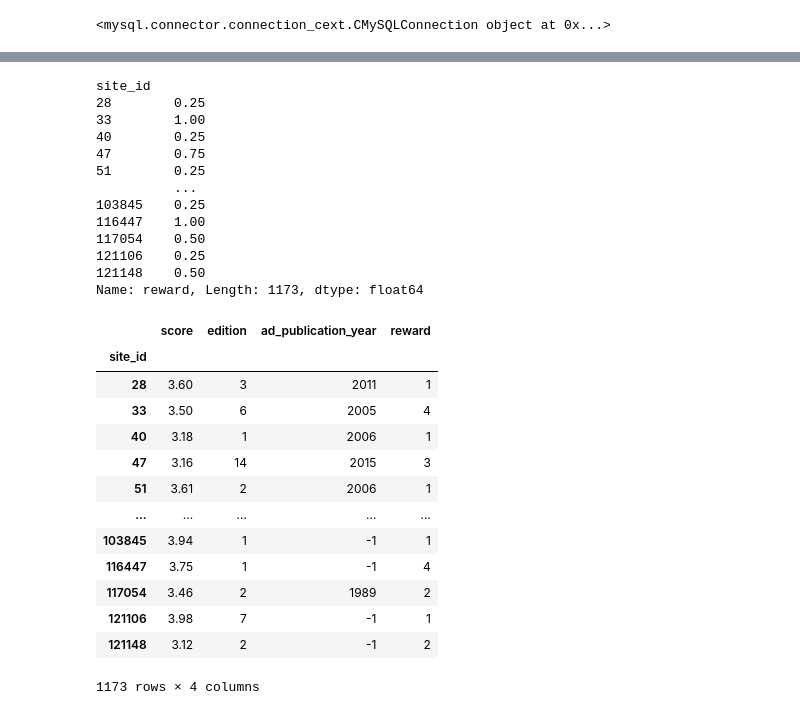
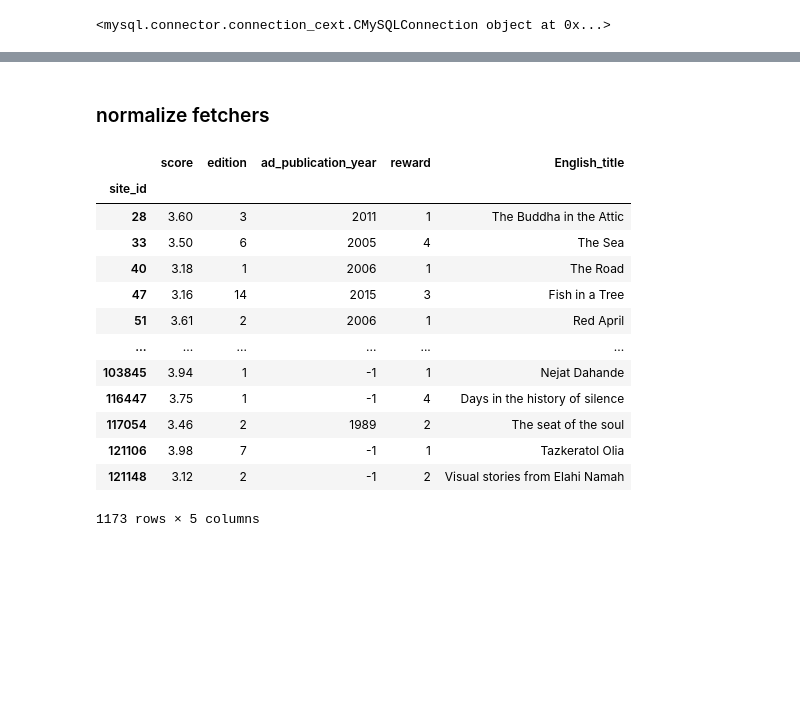
Before and after one commit to sanoooavi/Booktopia, a Jupyter notebook: phase4 Satistics/second_request.ipynb, the cells around one changed output, grey strips where cells are left out. Cells and saved outputs as stored; diff of their text form; code cells hidden in the pictures; blank space fills up the shorter version.

```diff
--- a/phase4 Satistics/second_request.ipynb
+++ b/phase4 Satistics/second_request.ipynb
@@ -73,40 +74,21 @@ df
-# %%
-normalized_reward = df.groupby('site_id').count()['reward']
-max_reward = normalized_reward.quantile(0.9)
-normalized_reward = normalized_reward / max_reward
-normalized_reward[normalized_reward > 1] = 1
-normalized_reward[normalized_reward < 0] = 0
-normalized_reward
-# %% [output]
-site_id
-28        0.25
-33        1.00
-40        0.25
-47        0.75
-51        0.25
-          ...
-103845    0.25
-116447    1.00
-117054    0.50
-121106    0.25
-121148    0.50
-Name: reward, Length: 1173, dtype: float64
+# %% [markdown]
+### normalize fetchers
 # %%
 df = df.groupby('site_id').agg(
-    {'score': 'first', 'edition': 'first', 'ad_publication_year': 'first', 'reward': 'count'})
+    {'score': 'first', 'edition': 'first', 'ad_publication_year': 'first', 'reward': 'count', 'English_title': 'first'})
 df
 # %% [output]
-|  | score | edition | ad_publication_year | reward |
-| site_id |  |  |  |  |
-| 28 | 3.60 | 3 | 2011 | 1 |
-| 33 | 3.50 | 6 | 2005 | 4 |
-| 40 | 3.18 | 1 | 2006 | 1 |
-| 47 | 3.16 | 14 | 2015 | 3 |
-| 51 | 3.61 | 2 | 2006 | 1 |
-| ... | ... | ... | ... | ... |
-| 103845 | 3.94 | 1 | -1 | 1 |
-| 116447 | 3.75 | 1 | -1 | 4 |
-| 117054 | 3.46 | 2 | 1989 | 2 |
-| 121106 | 3.98 | 7 | -1 | 1 |
-| 121148 | 3.12 | 2 | -1 | 2 |
+|  | score | edition | ad_publication_year | reward | English_title |
+| site_id |  |  |  |  |  |
+| 28 | 3.60 | 3 | 2011 | 1 | The Buddha in the Attic |
+| 33 | 3.50 | 6 | 2005 | 4 | The Sea |
+| 40 | 3.18 | 1 | 2006 | 1 | The Road |
+| 47 | 3.16 | 14 | 2015 | 3 | Fish in a Tree |
+| 51 | 3.61 | 2 | 2006 | 1 | Red April |
+| ... | ... | ... | ... | ... | ... |
+| 103845 | 3.94 | 1 | -1 | 1 | Nejat Dahande |
+| 116447 | 3.75 | 1 | -1 | 4 | Days in the history of silence |
+| 117054 | 3.46 | 2 | 1989 | 2 | The seat of the soul |
+| 121106 | 3.98 | 7 | -1 | 1 | Tazkeratol Olia |
+| 121148 | 3.12 | 2 | -1 | 2 | Visual stories from Elahi Namah |
-1173 rows × 4 columns
+1173 rows × 5 columns
```
Also changed, not shown: parts of 12 cells of this notebook.
